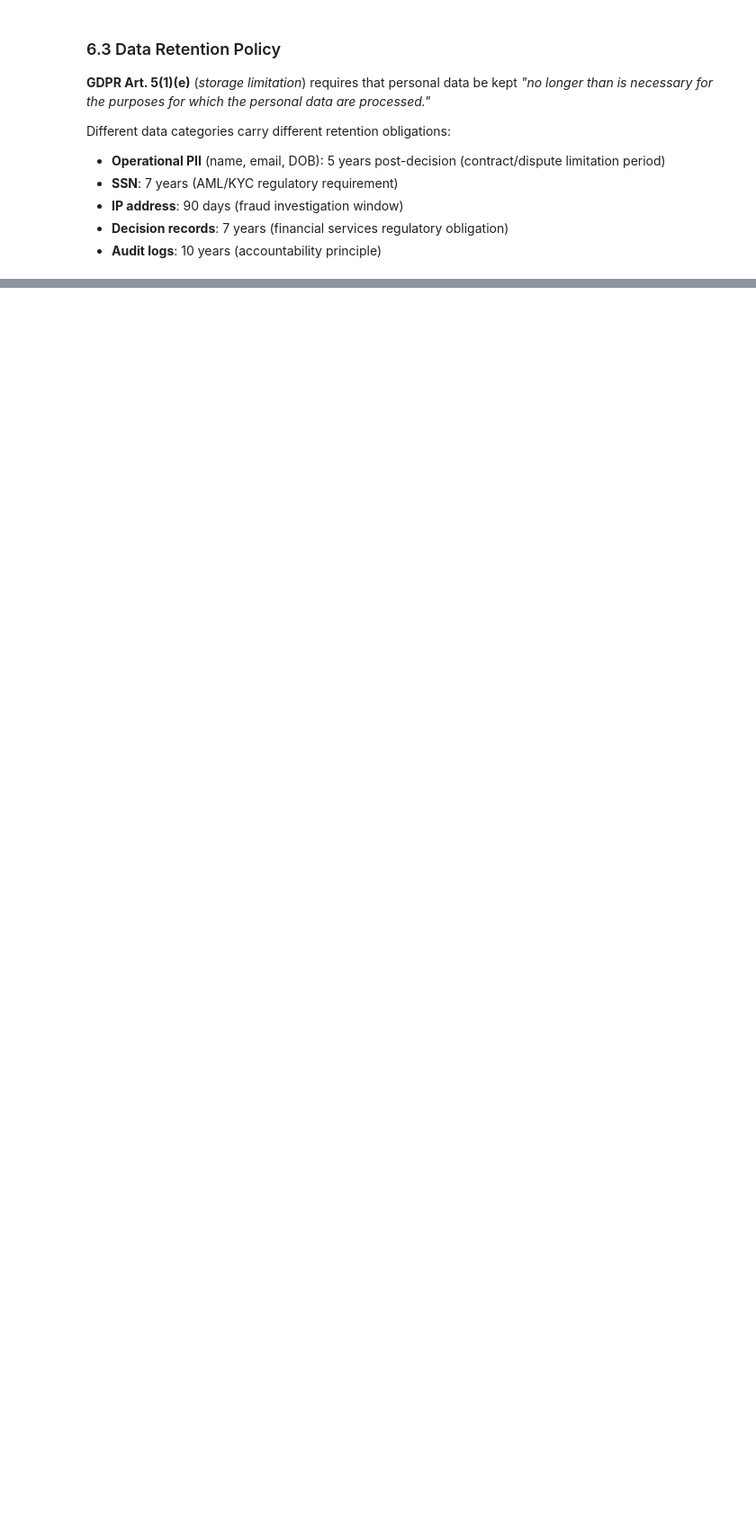
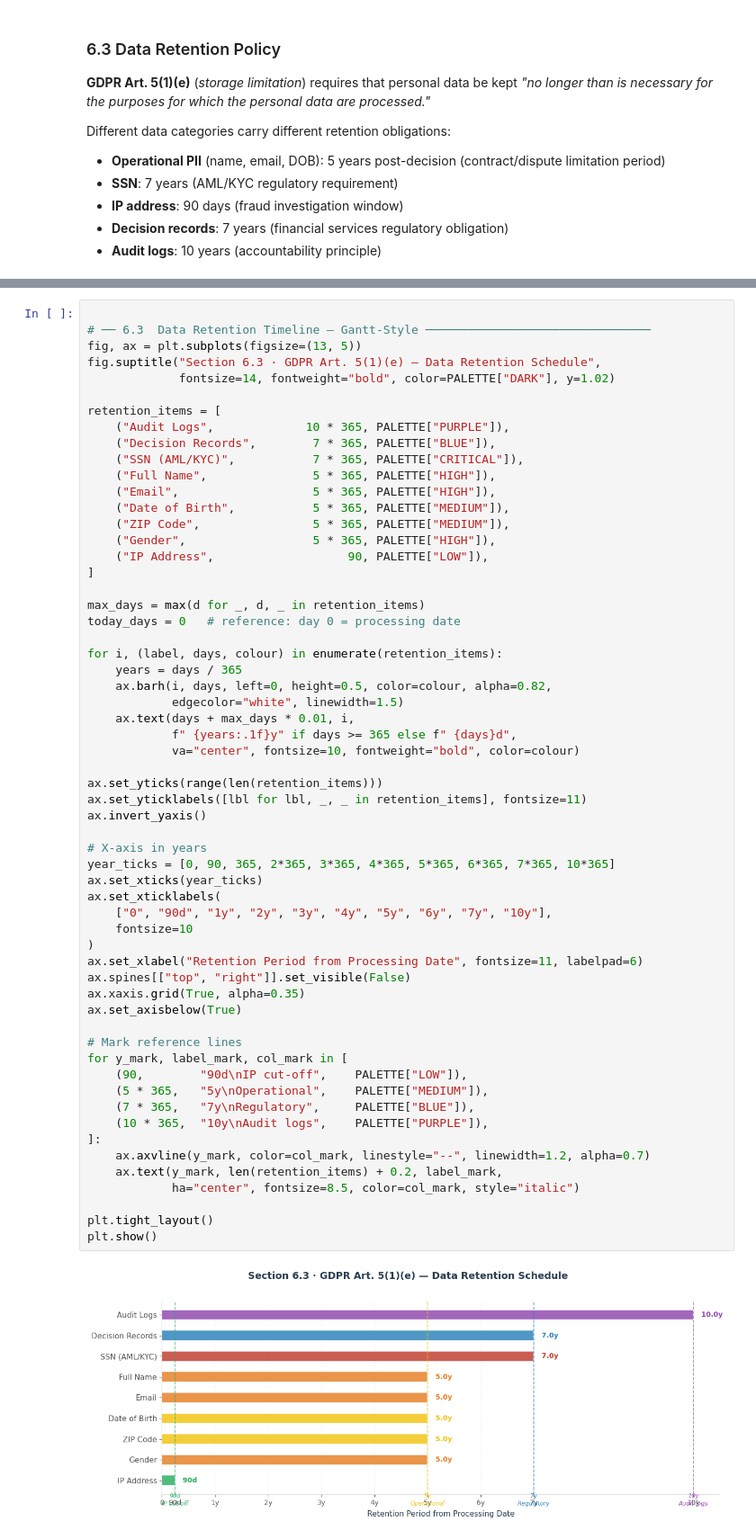
Before and after one commit to henrikpkr/dego-project-team4, a Jupyter notebook: notebooks/03-privacy-demo.ipynb, the cells around one changed output, grey strips where cells are left out. Shown at 90% size. Drawn from its saved outputs; the diff is of its cells as text; blank space fills up the shorter version.

```diff
--- a/notebooks/03-privacy-demo.ipynb
+++ b/notebooks/03-privacy-demo.ipynb
@@ -1162,0 +1878,61 @@ TypeError: Invalid comparison between dtype=datetime64[ns, UTC] and datetime
+# %%
+
+# ── 6.3  Data Retention Timeline — Gantt-Style ────────────────────────────────
+fig, ax = plt.subplots(figsize=(13, 5))
+fig.suptitle("Section 6.3 · GDPR Art. 5(1)(e) — Data Retention Schedule",
+             fontsize=14, fontweight="bold", color=PALETTE["DARK"], y=1.02)
+
+retention_items = [
+    ("Audit Logs",             10 * 365, PALETTE["PURPLE"]),
+    ("Decision Records",        7 * 365, PALETTE["BLUE"]),
+    ("SSN (AML/KYC)",           7 * 365, PALETTE["CRITICAL"]),
+    ("Full Name",               5 * 365, PALETTE["HIGH"]),
+    ("Email",                   5 * 365, PALETTE["HIGH"]),
+    ("Date of Birth",           5 * 365, PALETTE["MEDIUM"]),
+    ("ZIP Code",                5 * 365, PALETTE["MEDIUM"]),
+    ("Gender",                  5 * 365, PALETTE["HIGH"]),
+    ("IP Address",                   90, PALETTE["LOW"]),
+]
+
+max_days = max(d for _, d, _ in retention_items)
+today_days = 0   # reference: day 0 = processing date
+
+for i, (label, days, colour) in enumerate(retention_items):
+    years = days / 365
+    ax.barh(i, days, left=0, height=0.5, color=colour, alpha=0.82,
+            edgecolor="white", linewidth=1.5)
+    ax.text(days + max_days * 0.01, i,
+            f" {years:.1f}y" if days >= 365 else f" {days}d",
+            va="center", fontsize=10, fontweight="bold", color=colour)
+
+ax.set_yticks(range(len(retention_items)))
+ax.set_yticklabels([lbl for lbl, _, _ in retention_items], fontsize=11)
+ax.invert_yaxis()
+
+# X-axis in years
+year_ticks = [0, 90, 365, 2*365, 3*365, 4*365, 5*365, 6*365, 7*365, 10*365]
+ax.set_xticks(year_ticks)
+ax.set_xticklabels(
+    ["0", "90d", "1y", "2y", "3y", "4y", "5y", "6y", "7y", "10y"],
+    fontsize=10
+)
+ax.set_xlabel("Retention Period from Processing Date", fontsize=11, labelpad=6)
+ax.spines[["top", "right"]].set_visible(False)
+ax.xaxis.grid(True, alpha=0.35)
+ax.set_axisbelow(True)
+
+# Mark reference lines
+for y_mark, label_mark, col_mark in [
+    (90,        "90d\nIP cut-off",    PALETTE["LOW"]),
+    (5 * 365,   "5y\nOperational",    PALETTE["MEDIUM"]),
+    (7 * 365,   "7y\nRegulatory",     PALETTE["BLUE"]),
+    (10 * 365,  "10y\nAudit logs",    PALETTE["PURPLE"]),
+]:
+    ax.axvline(y_mark, color=col_mark, linestyle="--", linewidth=1.2, alpha=0.7)
+    ax.text(y_mark, len(retention_items) + 0.2, label_mark,
+            ha="center", fontsize=8.5, color=col_mark, style="italic")
+
+plt.tight_layout()
+plt.show()
+# %% [output]
+[figure, added]
```
Also changed, not shown: parts of 34 cells of this notebook.
